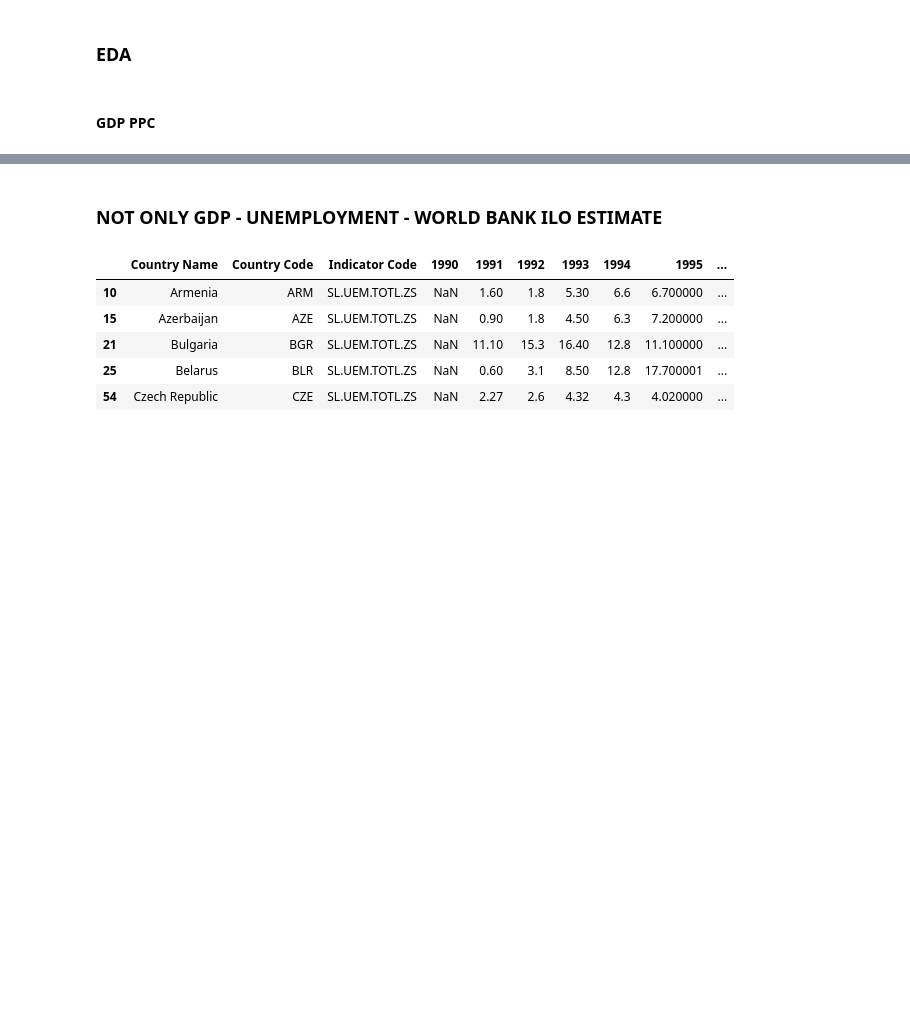
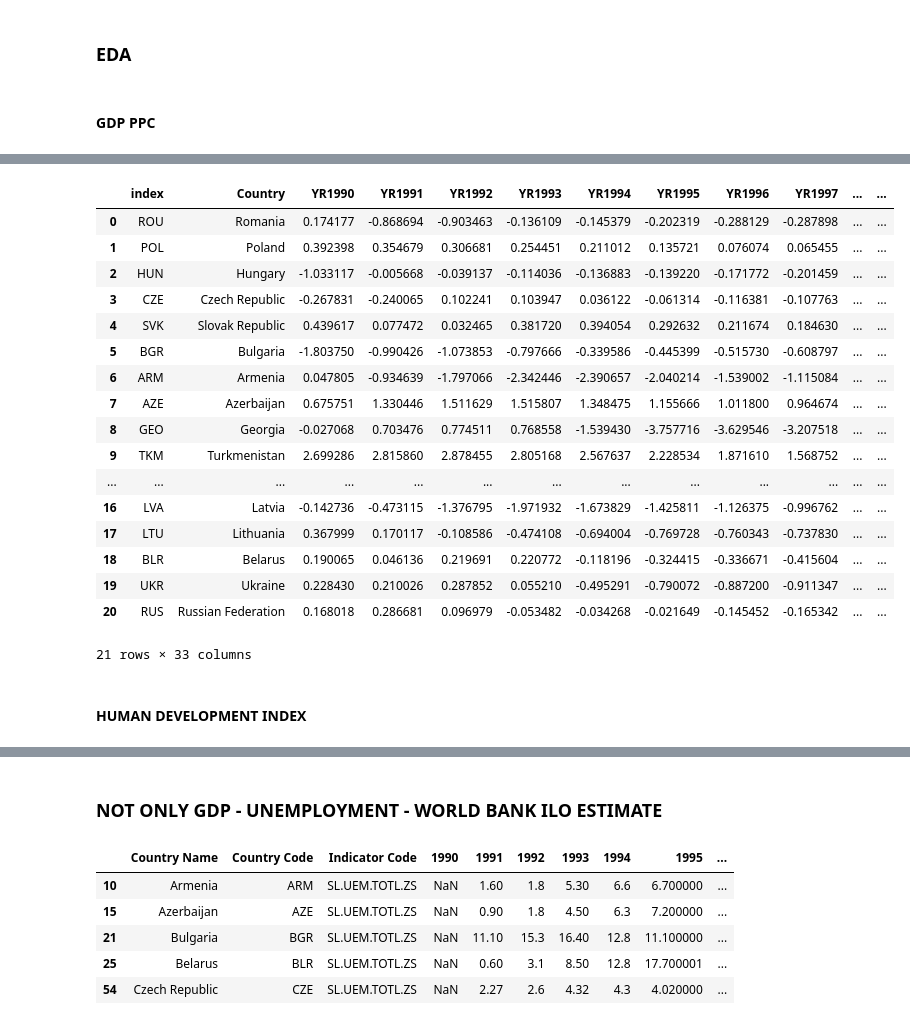
Before and after one commit to d2ski/fsu-fwt-development, a Jupyter notebook: explore.ipynb, the cells around one changed output, grey strips where cells are left out. Saved outputs shown, nothing was run; the diff lists cells and outputs as text; code cells hidden in the pictures; blank space fills up the shorter version.

Commit message:
maps data, demographics

```diff
--- a/explore.ipynb
+++ b/explore.ipynb
@@ -33,12 +37,12 @@ fsu_countries = [
 # %%
 # Former Warsaw Treaty/Pact countries, excluding East Germany
 fwt_countries = [
-    {'name': 'Bulgaria', 'region': 'Eastern Europe'},
-    {'name': 'Slovakia', 'region': 'Eastern Europe'},
-    {'name': 'Czech Republic', 'region': 'Eastern Europe'},
-    {'name': 'Hungary', 'region': 'Eastern Europe'},
-    {'name': 'Poland', 'region': 'Eastern Europe'},
-    {'name': 'Romania', 'region': 'Eastern Europe'},
+    {'name': 'Bulgaria', 'region': 'Eastern Europe', 'independence': '15.11.1990'},
+    {'name': 'Slovakia', 'region': 'Eastern Europe', 'independence': '1.01.1993'},
+    {'name': 'Czech Republic', 'region': 'Eastern Europe', 'independence': '1.01.1993'},
+    {'name': 'Hungary', 'region': 'Eastern Europe', 'independence': '23.10.1989'},
+    {'name': 'Poland', 'region': 'Eastern Europe', 'independence': '29.12.1989'},
+    {'name': 'Romania', 'region': 'Eastern Europe', 'independence': '25.12.1989'},
 ]
 # %%
 # Add ISO 3 codes
@@ -646,0 +998,29 @@ alt.hconcat(
+# %%
+"""
+SP.POP.GROW
+"""
+
+pop_grow_df = wb.data.DataFrame('SP.POP.GROW', iso_codes, time=range(1990, 2021), labels=True)
+# %%
+pop_grow_df.reset_index()
+# %% [output]
+|  | index | Country | YR1990 | YR1991 | YR1992 | YR1993 | YR1994 | YR1995 | YR1996 | YR1997 | ... | ... |
+| 0 | ROU | Romania | 0.174177 | -0.868694 | -0.903463 | -0.136109 | -0.145379 | -0.202319 | -0.288129 | -0.287898 | ... | ... |
+| 1 | POL | Poland | 0.392398 | 0.354679 | 0.306681 | 0.254451 | 0.211012 | 0.135721 | 0.076074 | 0.065455 | ... | ... |
+| 2 | HUN | Hungary | -1.033117 | -0.005668 | -0.039137 | -0.114036 | -0.136883 | -0.139220 | -0.171772 | -0.201459 | ... | ... |
+| 3 | CZE | Czech Republic | -0.267831 | -0.240065 | 0.102241 | 0.103947 | 0.036122 | -0.061314 | -0.116381 | -0.107763 | ... | ... |
+| 4 | SVK | Slovak Republic | 0.439617 | 0.077472 | 0.032465 | 0.381720 | 0.394054 | 0.292632 | 0.211674 | 0.184630 | ... | ... |
+| 5 | BGR | Bulgaria | -1.803750 | -0.990426 | -1.073853 | -0.797666 | -0.339586 | -0.445399 | -0.515730 | -0.608797 | ... | ... |
+| 6 | ARM | Armenia | 0.047805 | -0.934639 | -1.797066 | -2.342446 | -2.390657 | -2.040214 | -1.539002 | -1.115084 | ... | ... |
+| 7 | AZE | Azerbaijan | 0.675751 | 1.330446 | 1.511629 | 1.515807 | 1.348475 | 1.155666 | 1.011800 | 0.964674 | ... | ... |
+| 8 | GEO | Georgia | -0.027068 | 0.703476 | 0.774511 | 0.768558 | -1.539430 | -3.757716 | -3.629546 | -3.207518 | ... | ... |
+| 9 | TKM | Turkmenistan | 2.699286 | 2.815860 | 2.878455 | 2.805168 | 2.567637 | 2.228534 | 1.871610 | 1.568752 | ... | ... |
+| ... | ... | ... | ... | ... | ... | ... | ... | ... | ... | ... | ... | ... |
+| 16 | LVA | Latvia | -0.142736 | -0.473115 | -1.376795 | -1.971932 | -1.673829 | -1.425811 | -1.126375 | -0.996762 | ... | ... |
+| 17 | LTU | Lithuania | 0.367999 | 0.170117 | -0.108586 | -0.474108 | -0.694004 | -0.769728 | -0.760343 | -0.737830 | ... | ... |
+| 18 | BLR | Belarus | 0.190065 | 0.046136 | 0.219691 | 0.220772 | -0.118196 | -0.324415 | -0.336671 | -0.415604 | ... | ... |
+| 19 | UKR | Ukraine | 0.228430 | 0.210026 | 0.287852 | 0.055210 | -0.495291 | -0.790072 | -0.887200 | -0.911347 | ... | ... |
+| 20 | RUS | Russian Federation | 0.168018 | 0.286681 | 0.096979 | -0.053482 | -0.034268 | -0.021649 | -0.145452 | -0.165342 | ... | ... |
+21 rows × 33 columns
+# %% [markdown]
+#### HUMAN DEVELOPMENT INDEX
```
Also changed, not shown: parts of 68 cells of this notebook, 26 other files.
